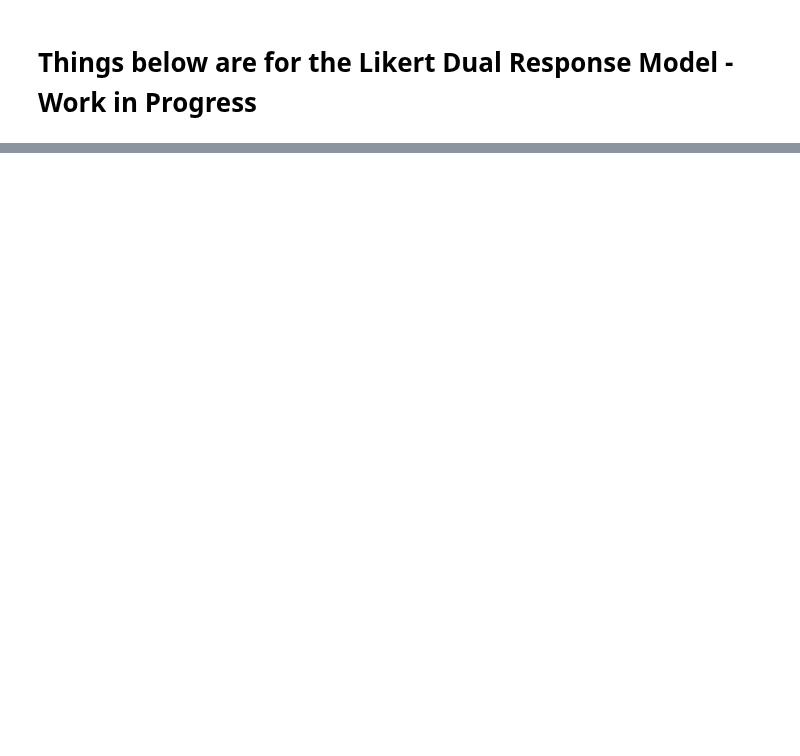
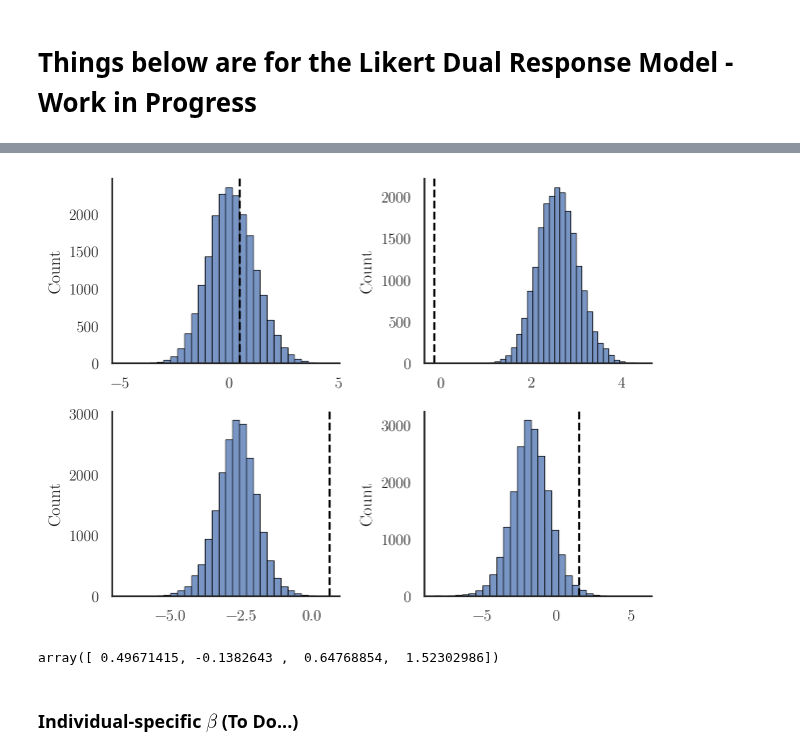
Before and after one commit to dyavorsky/likert_dualresponse, a Jupyter notebook: notebooks/likert_dualresponse.ipynb, the cells around one changed output, grey strips where cells are left out. Saved outputs shown, nothing was run; the diff lists cells and outputs as text; code cells hidden in the pictures; blank space fills up the shorter version.

```diff
--- a/notebooks/likert_dualresponse.ipynb
+++ b/notebooks/likert_dualresponse.ipynb
@@ -232,2 +175,14 @@ az.summary(idata_m1, var_names=["mu_β_p0", "mu_β_p1", "sigma_β_p0", "sigma_β
 # %% [markdown]
 # Things below are for the Likert Dual Response Model - Work in Progress
+# %%
+with model_1:
+    idata_m1 = pm.sample_prior_predictive()
+    idata_m1.extend(
+        pm.sample(
+            5000,
+            nuts_sampler="numpyro",
+            idata_kwargs={"log_likelihood": True},
+            random_seed=100,
+        )
+    )
+    idata_m1.extend(pm.sample_posterior_predictive(idata_m1))
@@ -234 +200,25 @@ az.summary(idata_m1, var_names=["mu_β_p0", "mu_β_p1", "sigma_β_p0", "sigma_β
+# %%
+post = az.extract(idata_m1)
+# %%
+fig, axs = plt.subplots(2, 2)
+
+for i in range(4):
+    plt.sca(axs.flatten()[i])
+    sns.histplot(
+        post["beta_pf"][i, :],
+        bins=30,
+        ec="black",
+    )
+    plt.axvline(df["latent_β_prod"][0, i], linestyle="dashed", color="black")
+
+plt.tight_layout()
+plt.show()
+# %% [output]
+[figure, added]
+# %%
+df["latent_β_prod"][0, :]
+# %% [output]
+array([ 0.49671415, -0.1382643 ,  0.64768854,  1.52302986])
+# %% [markdown]
+### Individual-specific $\beta$ (To Do...)
 # %%
```
Also changed, not shown: parts of 20 cells of this notebook, 3 other files.
